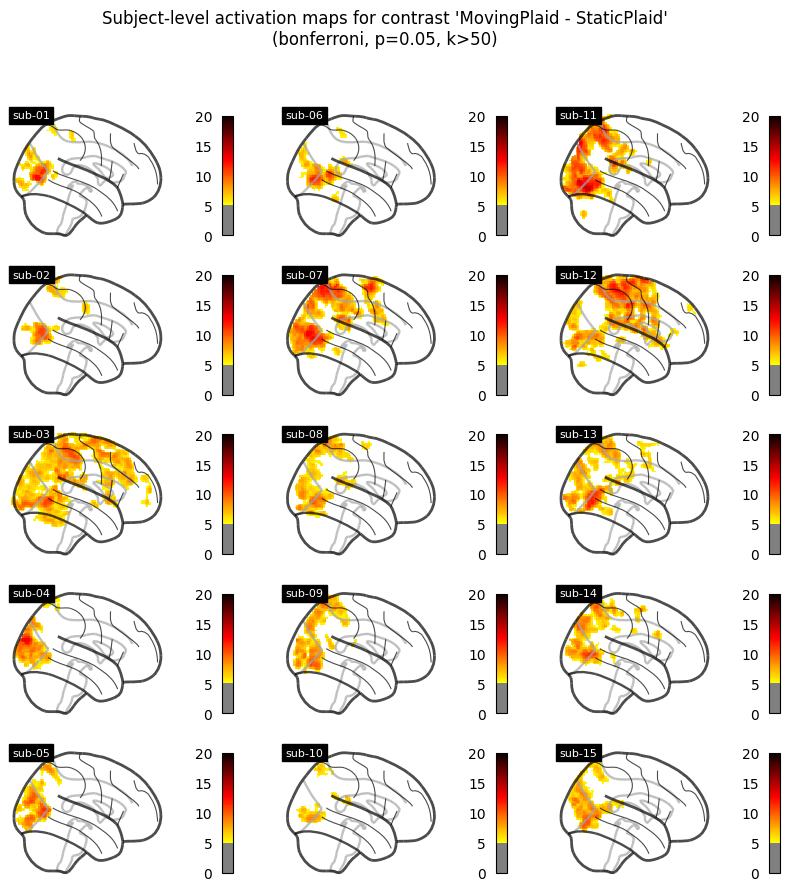
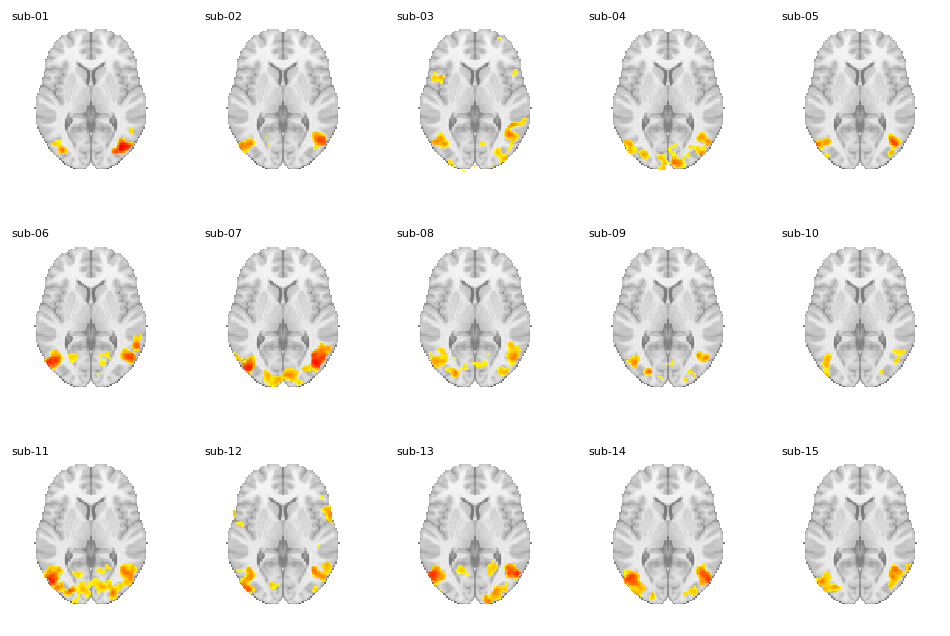
The change to this notebook cell's code, shown as a diff; its figure went from the first image to the second:
--- before
+++ after
@@ -3,5 +3,5 @@
 #subjects = data["ext_vars"]["participant_id"].tolist()
 
-fig, axes = plt.subplots(nrows=5, ncols=3, figsize=(10, 10))
+fig, axes = plt.subplots(nrows=3, ncols=5, figsize=(12, 8))
 for cidx, zmap in enumerate(zmap_files):
 
@@ -10,19 +10,20 @@
     )
 
-    P = plotting.plot_glass_brain(
+    P = plotting.plot_stat_map(
         clean_map,
-        colorbar=True,
+        colorbar=False,
+        cmap=nilearn_cmaps["black_red_r"],
         threshold=threshold,
         vmin=0,
         vmax=20,
-        axes=axes[cidx % 5, int(cidx / 5)],
-        #plot_abs=False,
-        display_mode="x",
+        axes=axes.flatten()[cidx],
+        display_mode="z",
+        cut_coords=[4],
+        annotate=False,
         symmetric_cbar=False,
     )
-    # set P.title to based on cidx with two digits
-    P.title(f"sub-{cidx+1:02d}", size=8)
 
+    P.title(f"sub-{cidx+1:02d}",size=8, color="black", bgcolor="white")
 
-fig.suptitle(f"Subject-level activation maps for contrast '{contrast_list[c_idx]}'\n({mcc_method_g}, {mcc_param_s_g}={mcc_param_g}, k>{cluster_thres_g})")
+#fig.suptitle(f"Subject-level activation maps for contrast '{contrast_list[c_idx]}'\n({mcc_method_g}, {mcc_param_s_g}={mcc_param_g}, k>{cluster_thres_g})")
 plt.show()

Commit: updates to figures